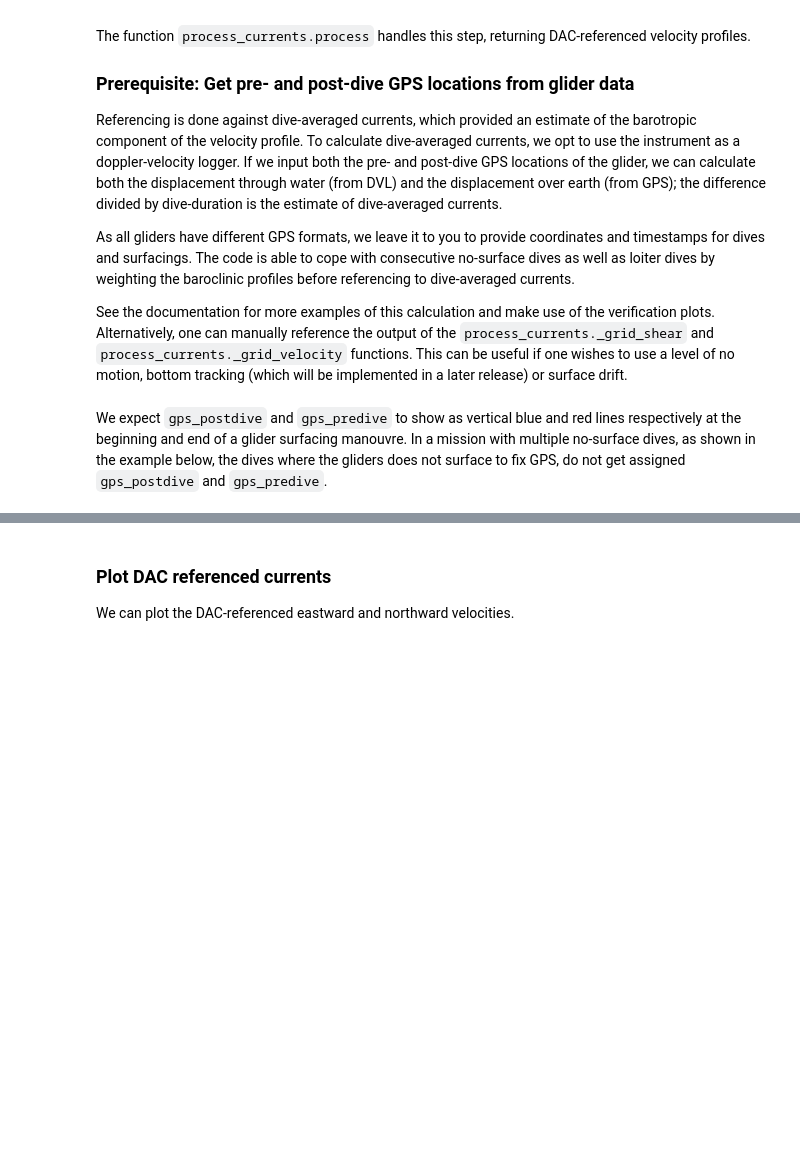
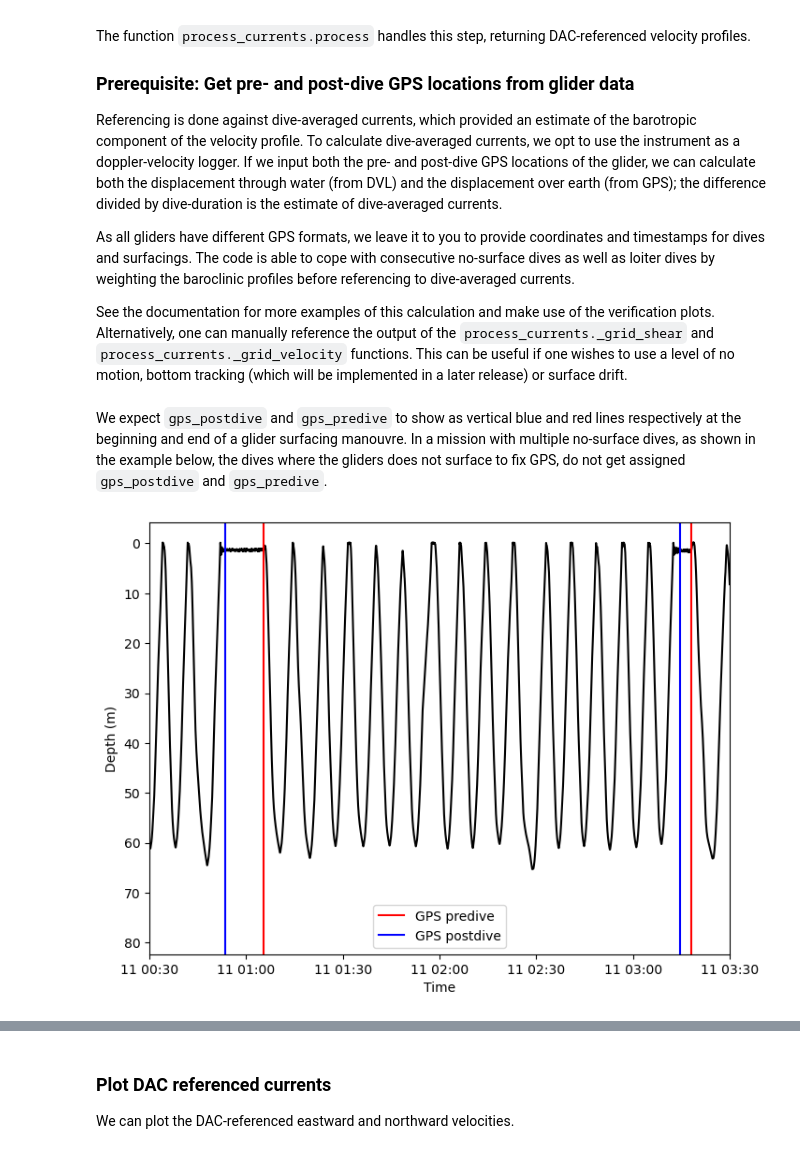
Before and after one commit to bastienqueste/gliderad2cp, a Jupyter notebook: example_processing.ipynb, the cells around one changed output, grey strips where cells are left out. Drawn from its saved outputs; the diff is of its cells as text; code cells hidden in the pictures; blank space fills up the shorter version.

```diff
--- a/example_processing.ipynb
+++ b/example_processing.ipynb
@@ -115,15 +157,18 @@ We expect `gps_postdive` and `gps_predive` to show as vertical blue and red line
 # %%
 fig, ax = plt.subplots(figsize=(8, 6))
 ax.plot(data.time, data.depth, color='k')
 for predive in gps_predive:
     ax.axvline(predive[0], color='r')
 ax.axvline(predive[0], color='r', label='GPS predive')
 
 for postdive in gps_postdive:
     ax.axvline(postdive[0], color='b')
 ax.axvline(postdive[0], color='b', label='GPS postdive')
 ax.invert_yaxis()
 ax.set(xlim=(np.datetime64("2024-10-11T00:30"), np.datetime64("2024-10-11T03:30")), ylabel='Depth (m)')
+plt.xlabel('Time')
 ax.legend();
+# %% [output]
+[figure, added]
 # %%
 currents, DAC = process_currents.process(ds_adcp, gps_predive, gps_postdive, options)
```
Also changed, not shown: parts of 7 cells of this notebook, 3 other files.
